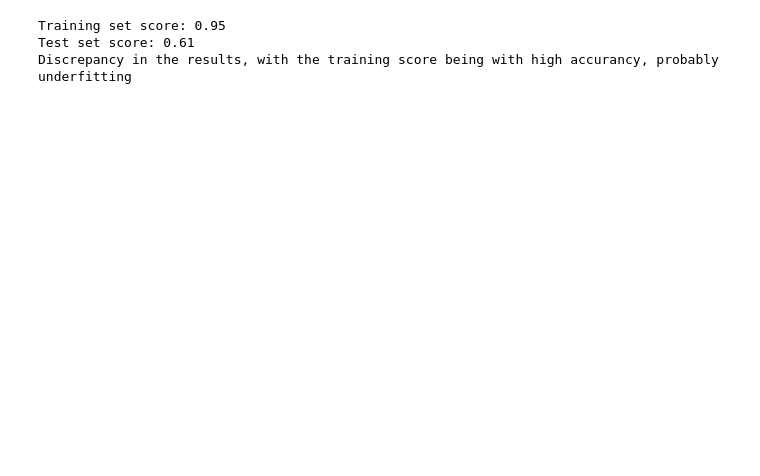
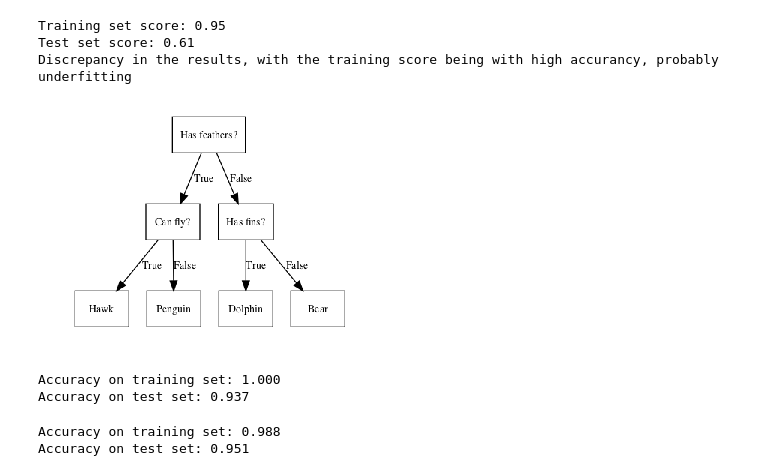
Before and after one commit to mtraina/introduction-to-ml-with-python, a Jupyter notebook: chapter-02.ipynb, the cells around one changed output. Saved outputs shown, nothing was run; the diff lists cells and outputs as text; code cells hidden in the pictures; blank space fills up the shorter version.

```diff
--- a/chapter-02.ipynb
+++ b/chapter-02.ipynb
@@ -101,3 +99,45 @@ print("Discrepancy in the results, with the training score being with high accur
 Training set score: 0.95
 Test set score: 0.61
 Discrepancy in the results, with the training score being with high accurancy, probably underfitting
+# %%
+'''
+Decision Trees
+They are widely used models for classification and regression tasks: they learn a hierarchy of if/else questions, leading to a decision.
+'''
+mglearn.plots.plot_animal_tree()
+# %% [output]
+[figure, added]
+# %%
+'''
+Building decision trees
+Learning a decision tree means learning the sequence of if/else questions that gets us to the true answer most quickly.
+'''
+from sklearn.tree import DecisionTreeClassifier
+
+cancer = load_breast_cancer()
+X_train, X_test, y_train, y_test = train_test_split(cancer.data, cancer.target, stratify=cancer.target, random_state=42)
+tree = DecisionTreeClassifier(random_state=0)
+tree.fit(X_train, y_train)
+
+print("Accuracy on training set: {:.3f}".format(tree.score(X_train, y_train)))
+print("Accuracy on test set: {:.3f}".format(tree.score(X_test, y_test)))
+# %% [output]
+Accuracy on training set: 1.000
+Accuracy on test set: 0.937
+# %%
+'''
+The accuracy on the training set is 100% because the tree was grown deep enough that it could perfectly memorize all the labels on the training data. The test set accuracy is slightly worse than for the linear models we looked at previously, which had around 95% accuracy.
+If we don’t restrict the depth of a decision tree, the tree can become arbitrarily deep and complex and it can lead to overfitting.
+One option is to stop building the tree after a certain depth has been reached.
+Here we set max_depth=4, meaning only four consecutive questions can be asked.
+This leads to a lower accuracy on the training set, but an improvement on the test set.
+'''
+
+tree = DecisionTreeClassifier(max_depth=4, random_state=0)
+tree.fit(X_train, y_train)
+
+print("Accuracy on training set: {:.3f}".format(tree.score(X_train, y_train)))
+print("Accuracy on test set: {:.3f}".format(tree.score(X_test, y_test)))
+# %% [output]
+Accuracy on training set: 0.988
+Accuracy on test set: 0.951
```
Also changed, not shown: parts of 14 cells of this notebook.
